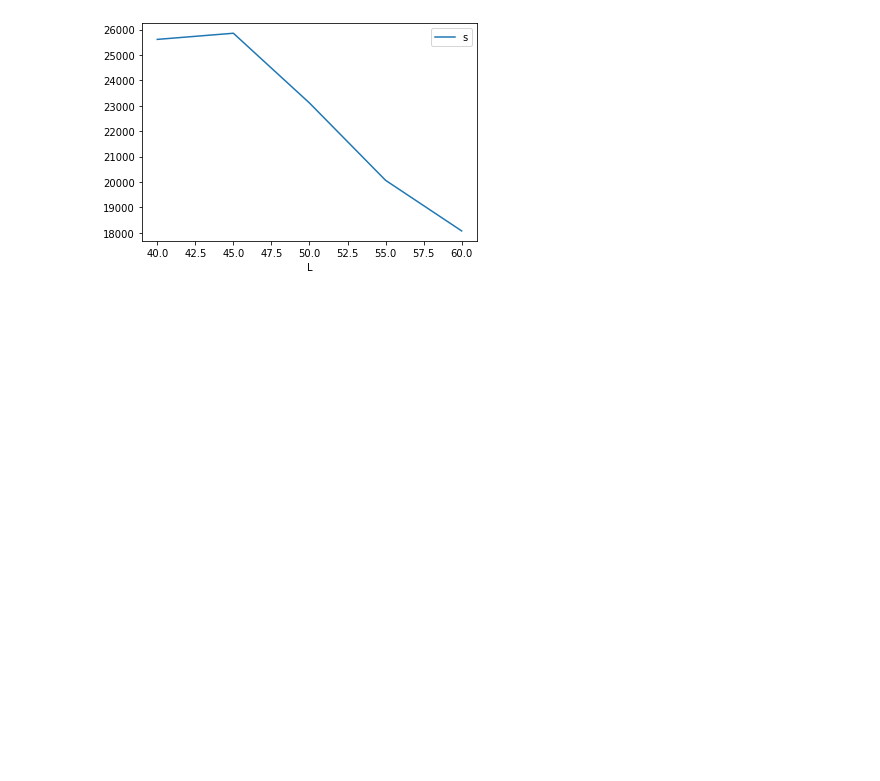
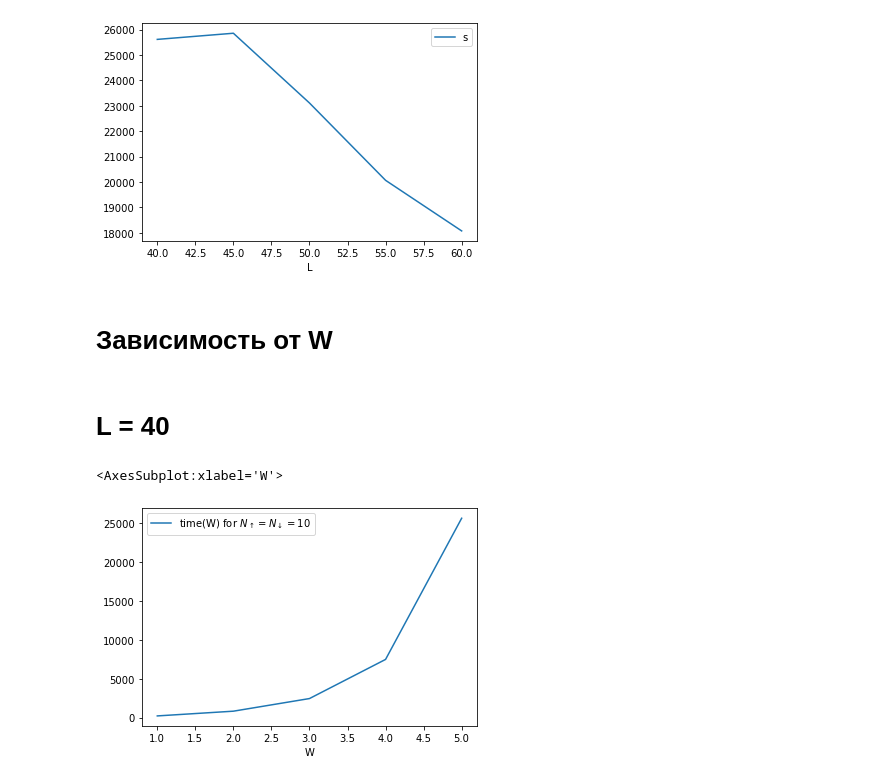
Before and after one commit to mindelly/diagrams2, a Jupyter notebook: time dependence/Зависимость от L.ipynb, the cells around one changed output. Drawn from its saved outputs; the diff is of its cells as text; code cells hidden in the pictures; blank space fills up the shorter version.

```diff
--- a/time dependence/Зависимость от L.ipynb
+++ b/time dependence/Зависимость от L.ipynb
@@ -86,3 +86,17 @@ df_w5[df_w5.L>=40].plot(x = 'L', y = 's')
 # %% [output]
 <AxesSubplot:xlabel='L'>
 [figure]
+# %% [markdown]
+# Зависимость от W
+# %%
+df_w = pd.concat([df_w1, df_w2, df_w3, df_w4, df_w5])
+df_w.reset_index(drop = True, inplace = True)
+# %% [markdown]
+# L = 40
+# %%
+df_w[df_w.L == 40].plot(x = 'W',
+                        y = 's',
+                        label = r'time(W) for $N_{\uparrow} = N_{\downarrow} = 10$')
+# %% [output]
+<AxesSubplot:xlabel='W'>
+[figure, added]
```
Also changed, not shown: parts of 4 cells of this notebook.
